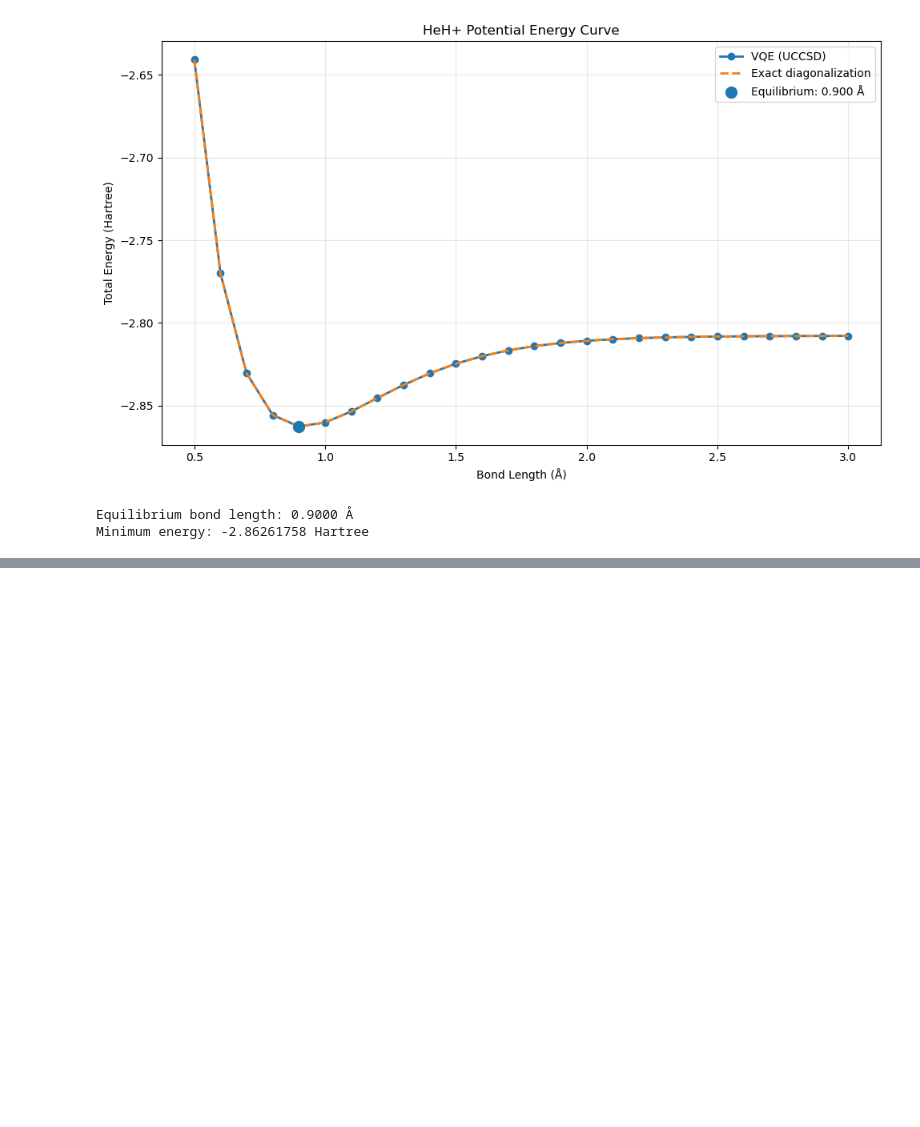
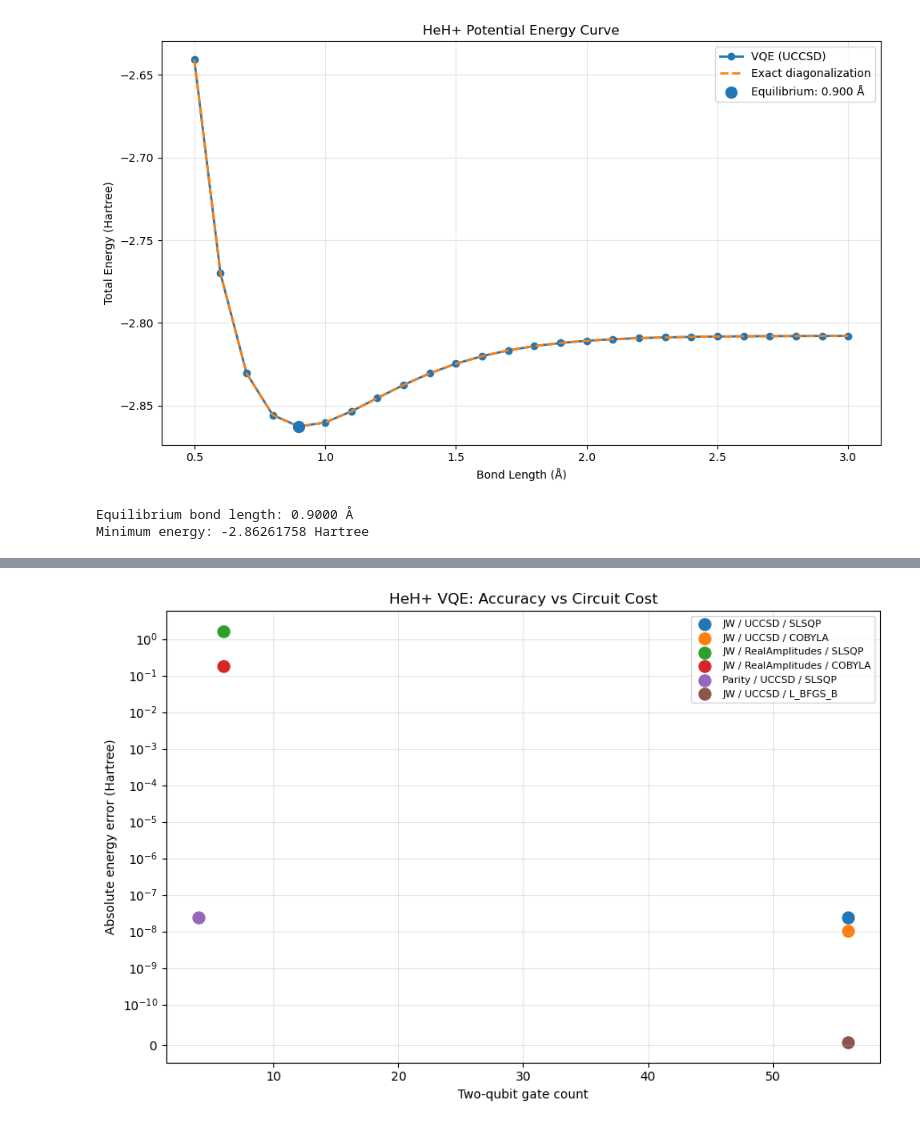
Before and after one commit to asherzcx-cyber/QuantumChemistry, a Jupyter notebook: QuantumChemistry.ipynb, the cells around one changed output, grey strips where cells are left out. Saved outputs shown, nothing was run; the diff lists cells and outputs as text; code cells hidden in the pictures; blank space fills up the shorter version.

```diff
--- a/QuantumChemistry.ipynb
+++ b/QuantumChemistry.ipynb
@@ -371,0 +562,30 @@ Minimum energy: -2.86261758 Hartree
+# %%
+
+import matplotlib.pyplot as plt
+
+plt.figure(figsize=(9, 6))
+
+for _, row in df.iterrows():
+    label = (
+        f"{row['Mapping']} / "
+        f"{row['Ansatz']} / "
+        f"{row['Optimizer']}"
+    )
+
+    plt.scatter(
+        row["Two_qubit_gates"],
+        row["Error"],
+        s=90,
+        label=label
+    )
+
+plt.xlabel("Two-qubit gate count")
+plt.ylabel("Absolute energy error (Hartree)")
+plt.yscale("symlog", linthresh=1e-10)
+plt.title("HeH+ VQE: Accuracy vs Circuit Cost")
+plt.legend(fontsize=8)
+plt.grid(alpha=0.3)
+plt.tight_layout()
+plt.show()
+# %% [output]
+[figure, added]
```
Also changed, not shown: parts of 17 cells of this notebook, 3 other files.
